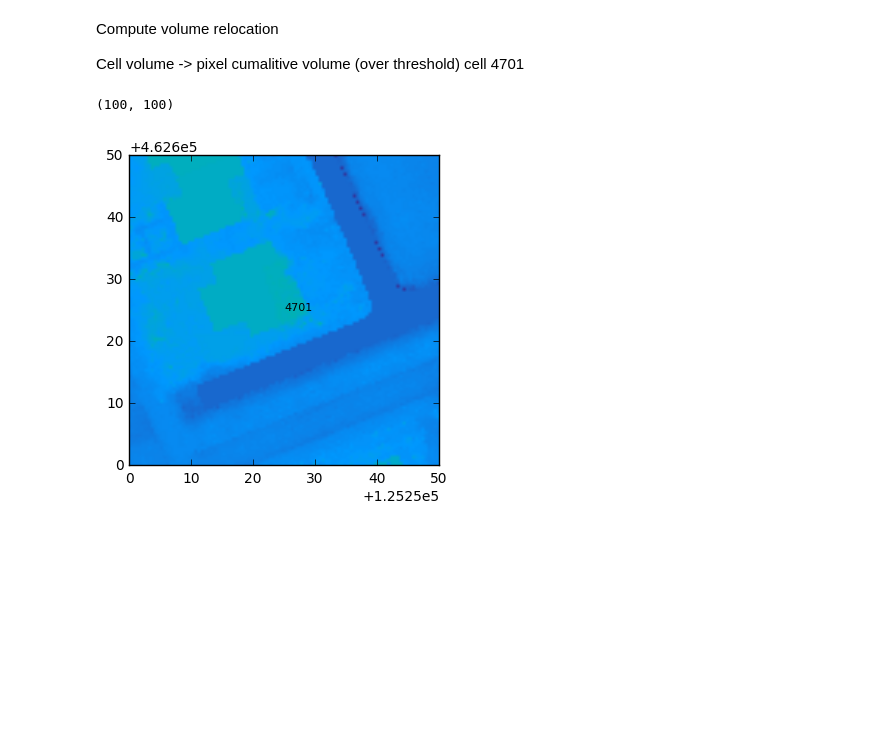
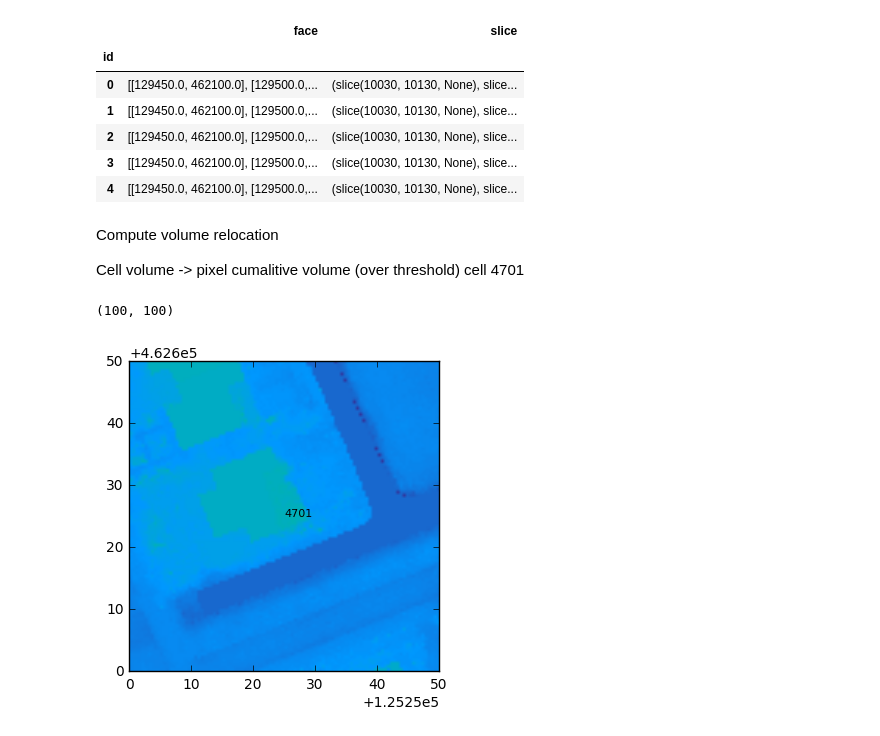
Before and after one commit to openearth/notebooks, a Jupyter notebook: kockengen.ipynb, the cells around one changed output. Saved outputs shown, nothing was run; the diff lists cells and outputs as text; code cells hidden in the pictures; blank space fills up the shorter version.

```diff
--- a/kockengen.ipynb
+++ b/kockengen.ipynb
@@ -58,0 +73,22 @@ t = 0
+# %%
+def read_ugrid(fm_filename):
+    ugrid = pyugrid.UGrid.from_ncfile(fm_filename, 'mesh2d')
+    faces = ugrid.faces
+    face_centers = ugrid.face_coordinates
+    nodes = ugrid.nodes
+    face_coordinates = nodes[faces]
+    return dict(
+        face_coordinates=face_coordinates,
+        face_centers=face_centers,
+        faces=faces
+    )
+def get_vars(fm_filename, t):
+    ds = netCDF4.Dataset(fm_filename)
+    s1 = ds.variables['mesh2d_s1'][t]
+    waterdepth = ds.variables['mesh2d_waterdepth'][t]
+    vol1 = ds.variables['mesh2d_vol1'][t]
+    return dict(
+        s1=s1,
+        vol1=vol1,
+        waterdepth=waterdepth
+    )
@@ -104,3 +187,31 @@ ax.set_ylim(*bounds_y)
+# %%
+idx = range(grid['face_coordinates'].shape[0])
+faces = grid['face_coordinates'][idx]
+records = []
+for id_, face in zip(idx, faces):
+    face = faces[0]
+    affine = dem['affine']
+    face_px = dem['world2px'](face)
+    face_px2slice = np.s_[
+        face_px[:,0].min():face_px[:,0].max(),
+        face_px[:,1].min():face_px[:,1].max()
+    ]
+    record = dict(
+        id=id_,
+        slice=face_px2slice,
+        face=face
+    )
+    records.append(record)
+df = pandas.DataFrame.from_records(records).set_index('id')
+df.head()
+# %% [output]
+|  | face | slice |
+| id |  |  |
+| 0 | [[129450.0, 462100.0], [129500.0,... | (slice(10030, 10130, None), slice... |
+| 1 | [[129450.0, 462100.0], [129500.0,... | (slice(10030, 10130, None), slice... |
+| 2 | [[129450.0, 462100.0], [129500.0,... | (slice(10030, 10130, None), slice... |
+| 3 | [[129450.0, 462100.0], [129500.0,... | (slice(10030, 10130, None), slice... |
+| 4 | [[129450.0, 462100.0], [129500.0,... | (slice(10030, 10130, None), slice... |
 # %% [markdown]
  Compute volume relocation
 
```
Also changed, not shown: parts of 21 cells of this notebook.
